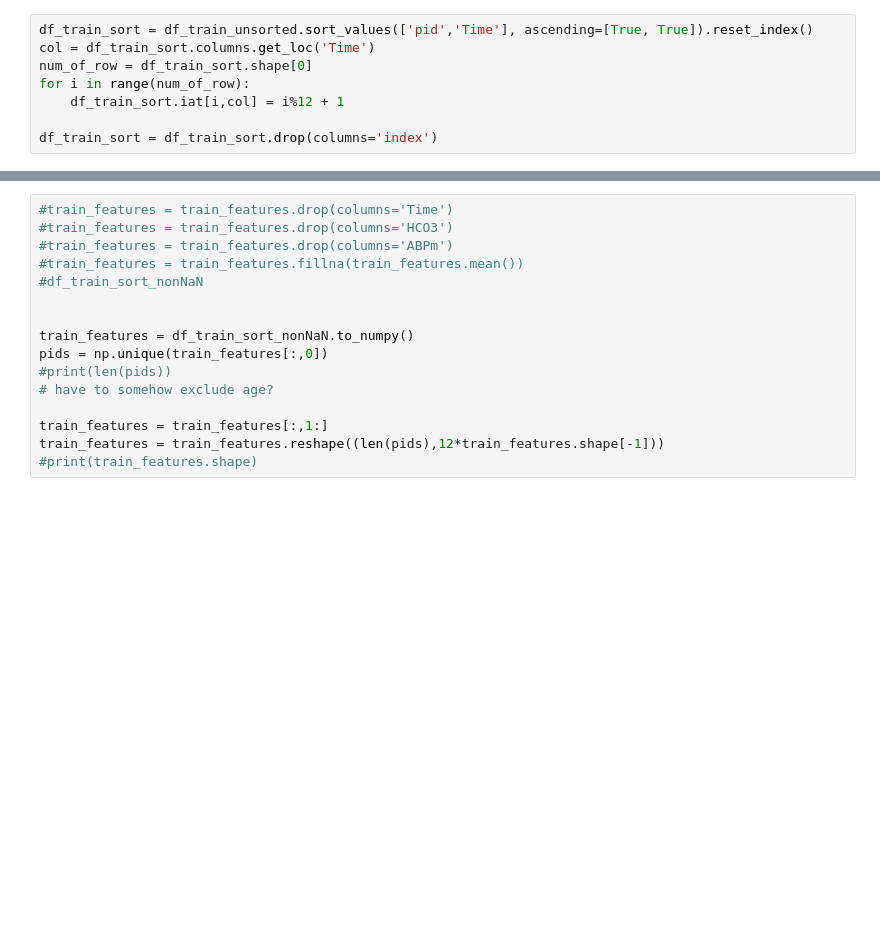
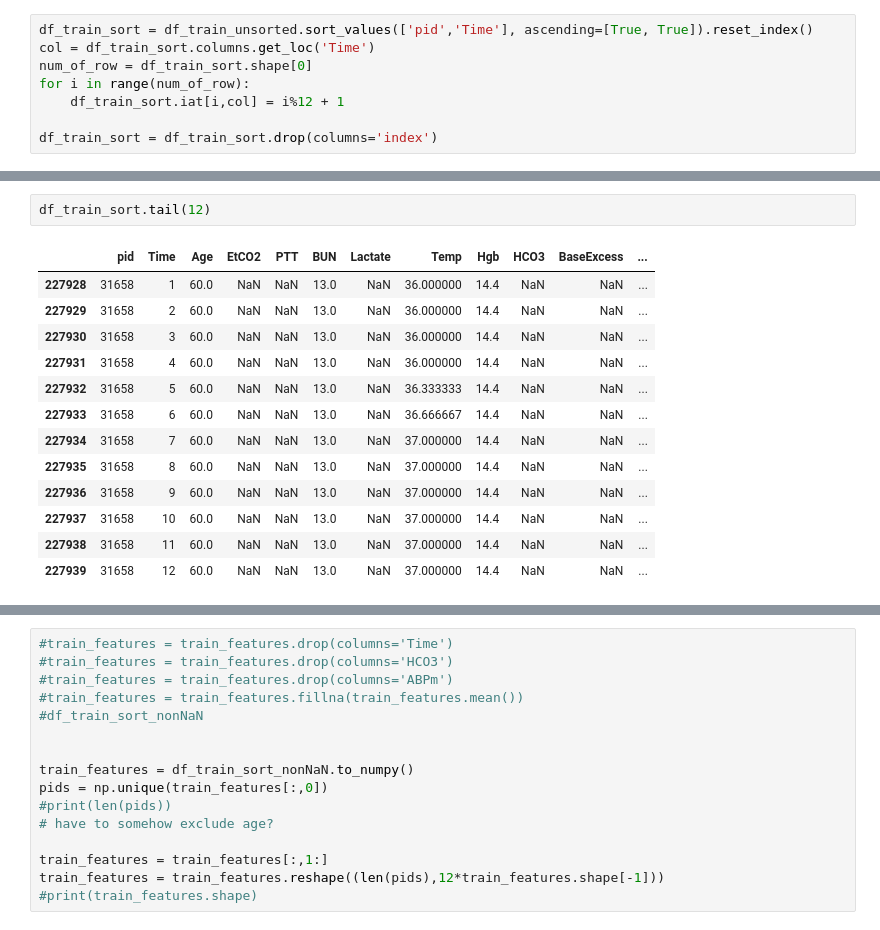
Before and after one commit to richdanis/IML_Projects, a Jupyter notebook: task2/Code/Looking_at_the_data.ipynb, the cells around one changed output, grey strips where cells are left out. Drawn from its saved outputs; the diff is of its cells as text; blank space fills up the shorter version.

```diff
--- a/task2/Code/Looking_at_the_data.ipynb
+++ b/task2/Code/Looking_at_the_data.ipynb
@@ -82,0 +61,16 @@ df
+# %%
+df_train_sort.tail(12)
+# %% [output]
+|  | pid | Time | Age | EtCO2 | PTT | BUN | Lactate | Temp | Hgb | HCO3 | BaseExcess | ... |
+| 227928 | 31658 | 1 | 60.0 | NaN | NaN | 13.0 | NaN | 36.000000 | 14.4 | NaN | NaN | ... |
+| 227929 | 31658 | 2 | 60.0 | NaN | NaN | 13.0 | NaN | 36.000000 | 14.4 | NaN | NaN | ... |
+| 227930 | 31658 | 3 | 60.0 | NaN | NaN | 13.0 | NaN | 36.000000 | 14.4 | NaN | NaN | ... |
+| 227931 | 31658 | 4 | 60.0 | NaN | NaN | 13.0 | NaN | 36.000000 | 14.4 | NaN | NaN | ... |
+| 227932 | 31658 | 5 | 60.0 | NaN | NaN | 13.0 | NaN | 36.333333 | 14.4 | NaN | NaN | ... |
+| 227933 | 31658 | 6 | 60.0 | NaN | NaN | 13.0 | NaN | 36.666667 | 14.4 | NaN | NaN | ... |
+| 227934 | 31658 | 7 | 60.0 | NaN | NaN | 13.0 | NaN | 37.000000 | 14.4 | NaN | NaN | ... |
+| 227935 | 31658 | 8 | 60.0 | NaN | NaN | 13.0 | NaN | 37.000000 | 14.4 | NaN | NaN | ... |
+| 227936 | 31658 | 9 | 60.0 | NaN | NaN | 13.0 | NaN | 37.000000 | 14.4 | NaN | NaN | ... |
+| 227937 | 31658 | 10 | 60.0 | NaN | NaN | 13.0 | NaN | 37.000000 | 14.4 | NaN | NaN | ... |
+| 227938 | 31658 | 11 | 60.0 | NaN | NaN | 13.0 | NaN | 37.000000 | 14.4 | NaN | NaN | ... |
+| 227939 | 31658 | 12 | 60.0 | NaN | NaN | 13.0 | NaN | 37.000000 | 14.4 | NaN | NaN | ... |
```
Also changed, not shown: parts of 19 cells of this notebook.
